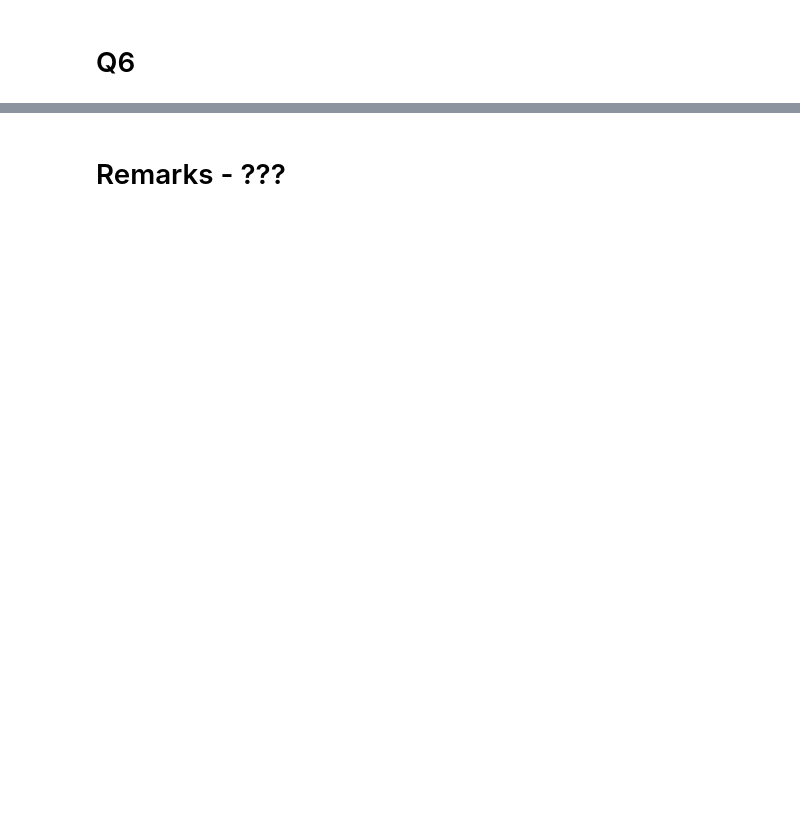
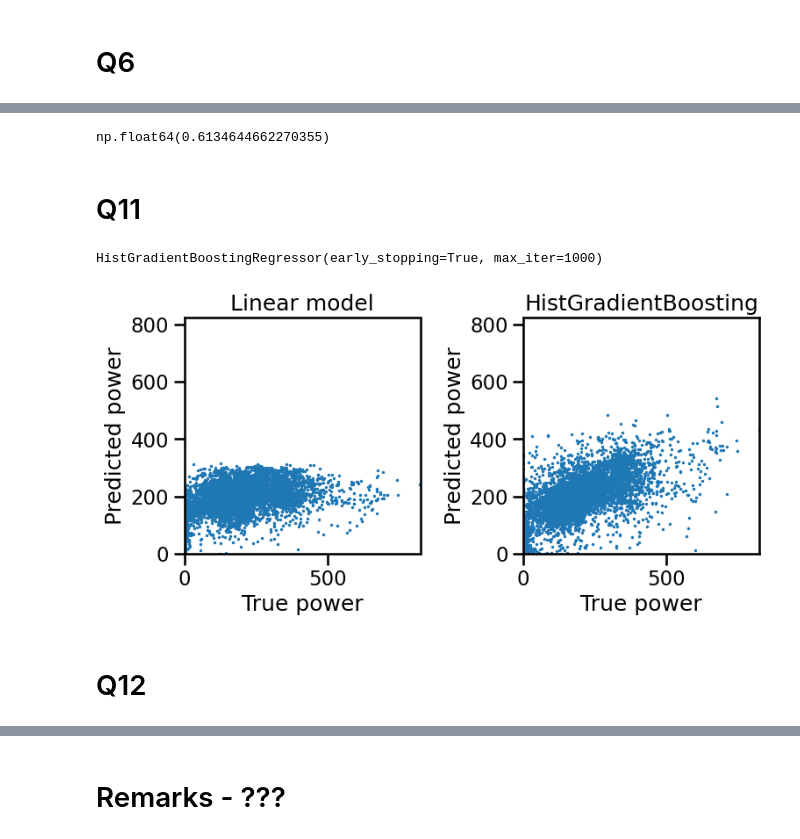
Before and after one commit to aymen-elo/scikit-learn-mooc, a Jupyter notebook: notebooks/_wrap_up_quiz_7.ipynb, the cells around one changed output, grey strips where cells are left out. Cells and saved outputs as stored; diff of their text form; code cells hidden in the pictures; blank space fills up the shorter version.

```diff
--- a/notebooks/_wrap_up_quiz_7.ipynb
+++ b/notebooks/_wrap_up_quiz_7.ipynb
@@ -154,0 +271,60 @@ vcd_hgbt_reg = ValidationCurveDisplay.from_estimator(
+# %%
+cv_results_hgbr['train_score'].std()
+# %% [output]
+np.float64(0.6134644662270355)
+# %% [markdown]
+# Q11
+# %%
+cv = LeaveOneGroupOut()
+train_indices, test_indices = list(cv.split(data, target, groups=group))[0]
+
+data_linear_model_train = data_linear_model.iloc[train_indices]
+data_linear_model_test = data_linear_model.iloc[test_indices]
+
+data_train = data.iloc[train_indices]
+data_test = data.iloc[test_indices]
+
+target_train = target.iloc[train_indices]
+target_test = target.iloc[test_indices]
+# %%
+pipeline.fit(data_train, target_train)
+model_hgbr.fit(data_train, target_train)
+# %% [output]
+HistGradientBoostingRegressor(early_stopping=True, max_iter=1000)
+# %%
+y_predict_lr = pipeline.predict(data_test)
+y_predict_hgbr = model_hgbr.predict(data_test)
+# %%
+import matplotlib.pyplot as plt
+
+y_true = target_test
+
+
+fig, ax = plt.subplots(1, 2, figsize=(8, 4))
+
+xmax = max(y_true.max(), y_predict_lr.max(), y_predict_hgbr.max())
+
+# Linear model
+ax[0].scatter(y_true, y_predict_lr, s=1)
+ax[0].set_title("Linear model")
+ax[0].set_xlabel("True power")
+ax[0].set_ylabel("Predicted power")
+ax[0].set_xlim(0, xmax)
+ax[0].set_ylim(0, xmax)
+ax[0].set_aspect('equal', 'box')  # make it square
+
+# HGBR model
+ax[1].scatter(y_true, y_predict_hgbr, s=1)
+ax[1].set_title("HistGradientBoosting")
+ax[1].set_xlabel("True power")
+ax[1].set_ylabel("Predicted power")
+ax[1].set_xlim(0, xmax)
+ax[1].set_ylim(0, xmax)
+ax[1].set_aspect('equal', 'box')  # make it square
+
+plt.tight_layout()
+plt.show()
+# %% [output]
+[figure, added]
+# %% [markdown]
+# Q12
```
Also changed, not shown: parts of 56 cells of this notebook.
